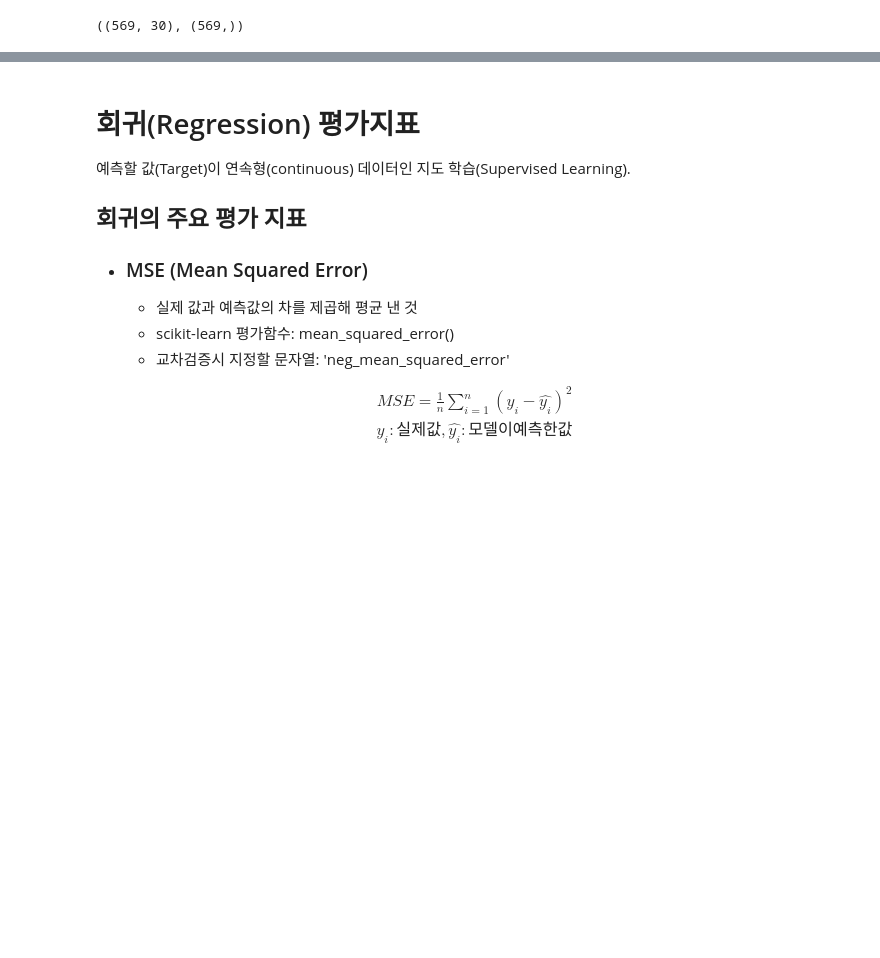
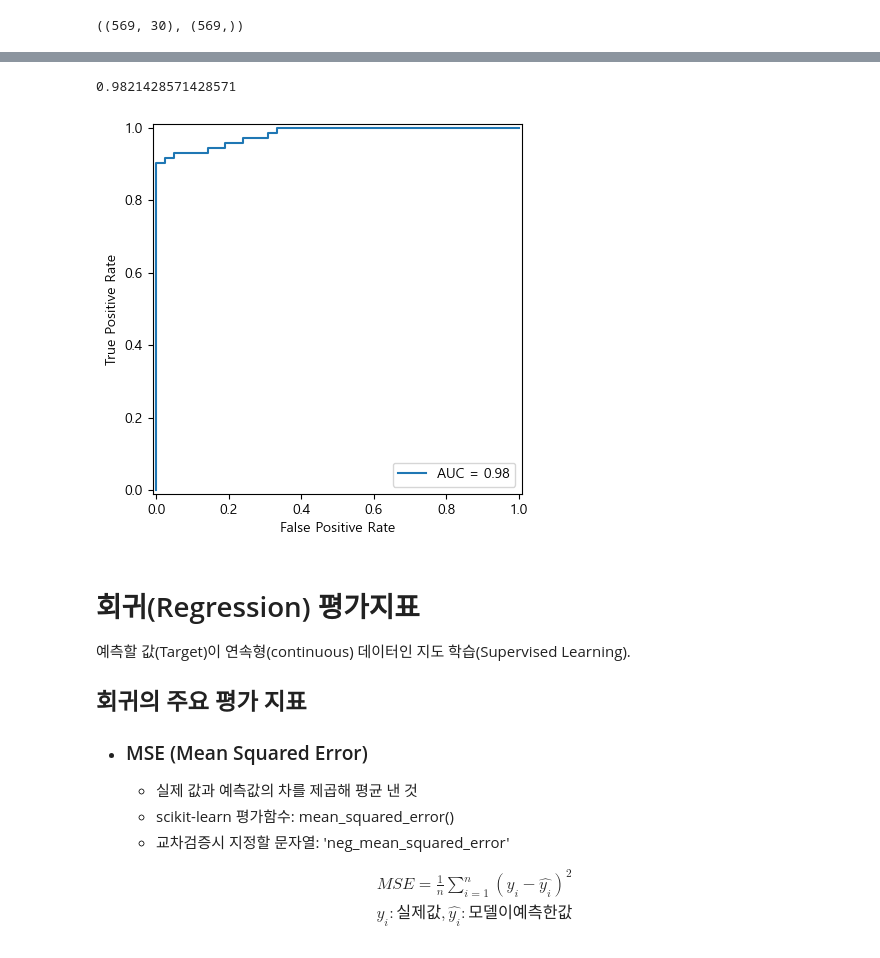
Before and after one commit to ksryong0/SKN21, a Jupyter notebook: 06_machine_learning/05_평가지표.ipynb, the cells around one changed output, grey strips where cells are left out. Drawn from its saved outputs; the diff is of its cells as text; code cells hidden in the pictures; blank space fills up the shorter version.

```diff
--- a/06_machine_learning/05_평가지표.ipynb
+++ b/06_machine_learning/05_평가지표.ipynb
@@ -1181,3 +1288,18 @@ X.shape, y.shape
+# %%
+from sklearn.metrics import roc_curve, RocCurveDisplay, roc_auc_score
+
+roc_auc = roc_auc_score(y_test, pred_test_proba)
+print(roc_auc)
+# %% [output]
+0.9821428571428571
+# %%
+fpr, recall, t = roc_curve(y_test, pred_test_proba)
+disp_roc = RocCurveDisplay(fpr=fpr, tpr=recall, roc_auc=roc_auc)
+disp_roc.plot();
+# FPR:정답이 음성인것중 틀린것. 낮을수록 좋음
+# threshold 낮추면 fpr, tpr 올라감. 높이면 둘다 낮아짐.
+# %% [output]
+[figure, added]
 # %% [markdown]
 # 회귀(Regression) 평가지표
 
```
Also changed, not shown: parts of 71 cells of this notebook, 4 other files.
